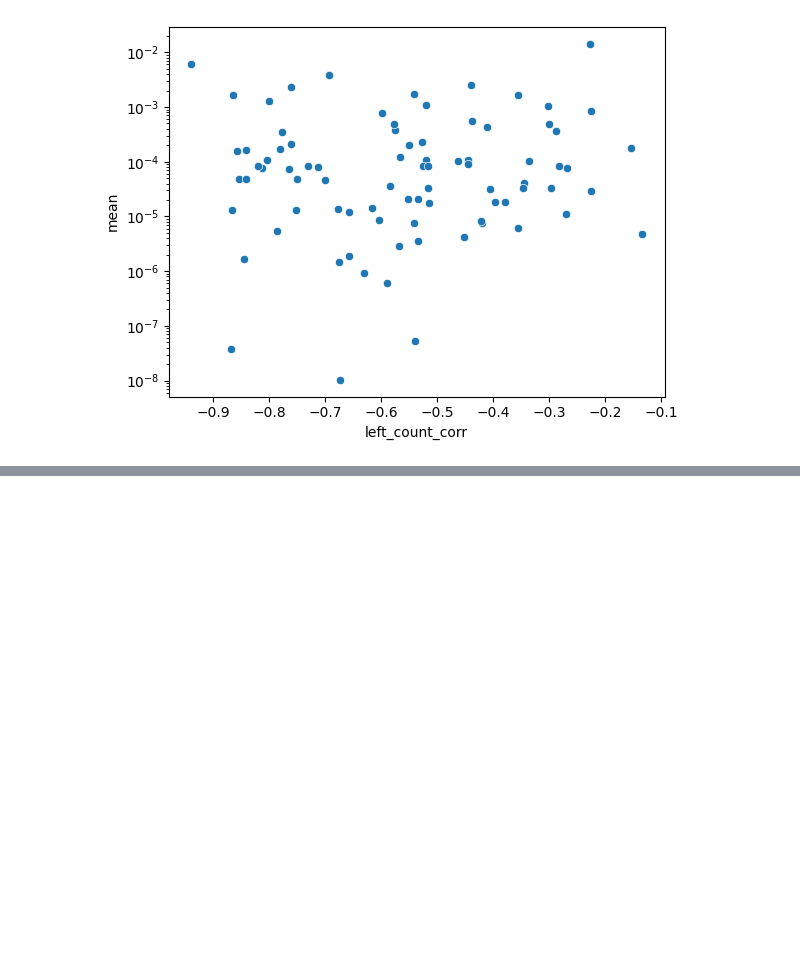
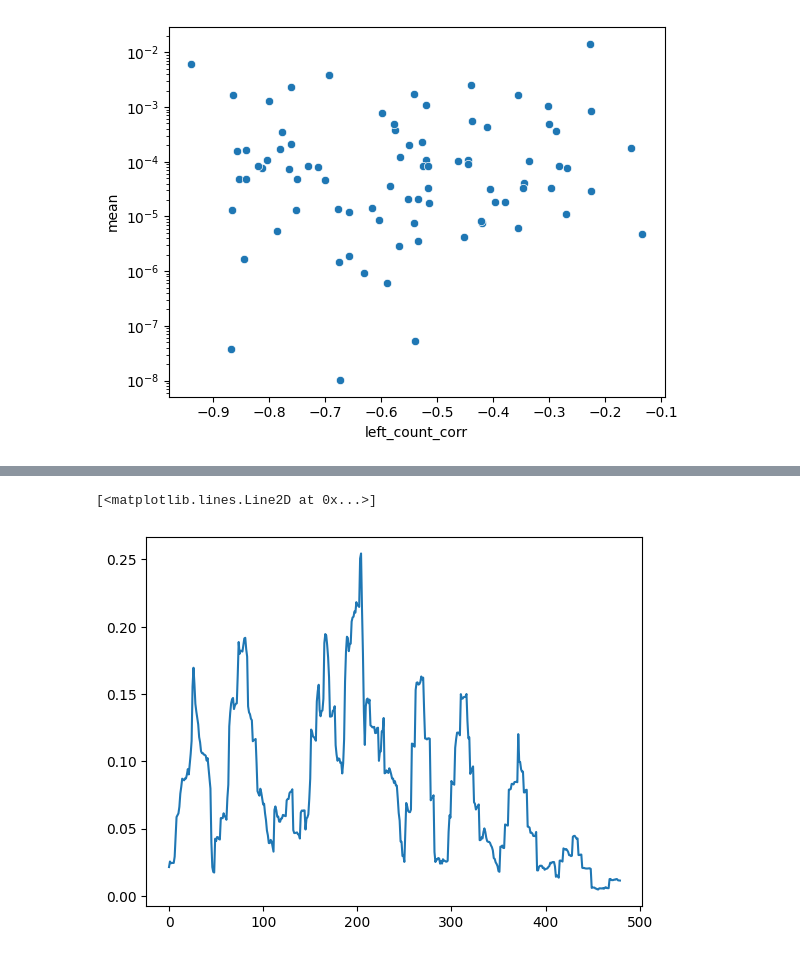
Before and after one commit to chengzhi-lu/vllm, a Jupyter notebook: examples/analysis/data/eos_pos_analysis.ipynb, the cells around one changed output, grey strips where cells are left out. Saved outputs shown, nothing was run; the diff lists cells and outputs as text; code cells hidden in the pictures; blank space fills up the shorter version.

```diff
--- a/examples/analysis/data/eos_pos_analysis.ipynb
+++ b/examples/analysis/data/eos_pos_analysis.ipynb
@@ -155,0 +382,8 @@ plt.yscale("log")
+# %%
+mov_avg = np.convolve(df[3], np.ones(20)/20, mode='valid')
+plt.plot(mov_avg)
+# plt.yscale('log')
+# plt.ylim(1e-100)
+# %% [output]
+[<matplotlib.lines.Line2D at 0x...>]
+[figure, added]
```
Also changed, not shown: parts of 16 cells of this notebook, 20 other files.
